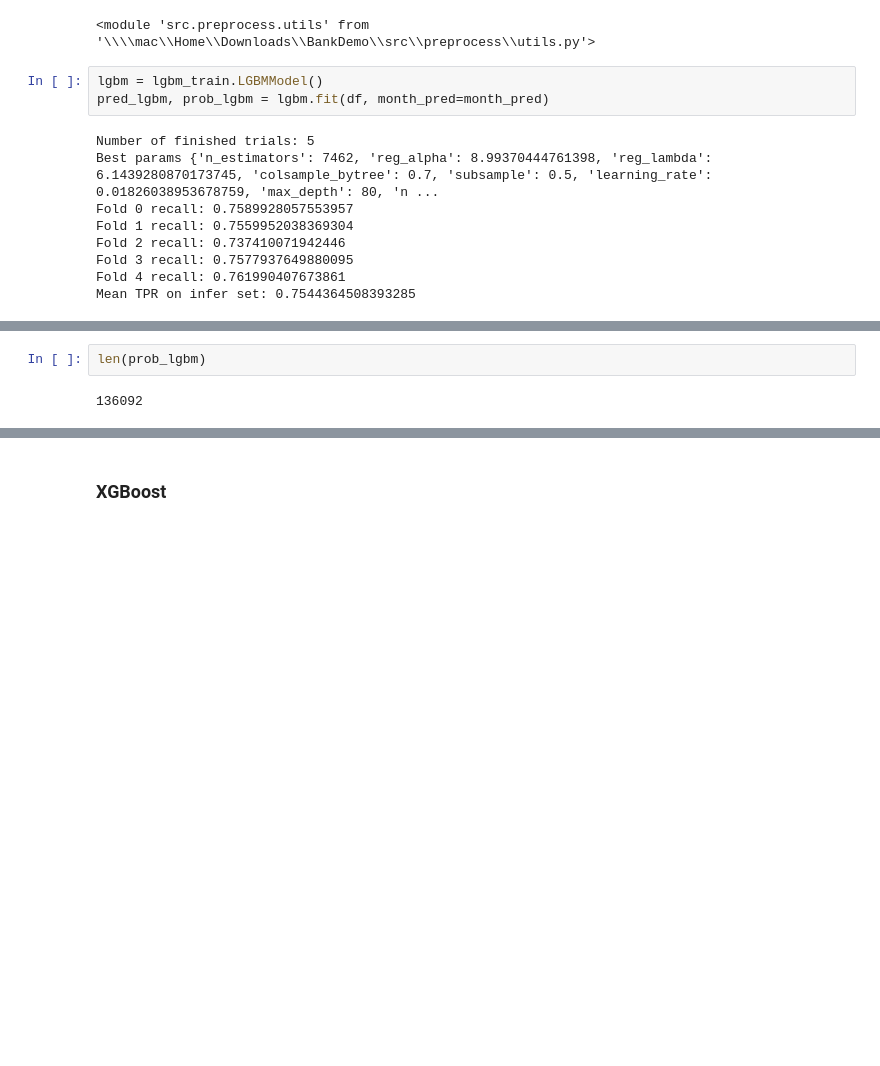
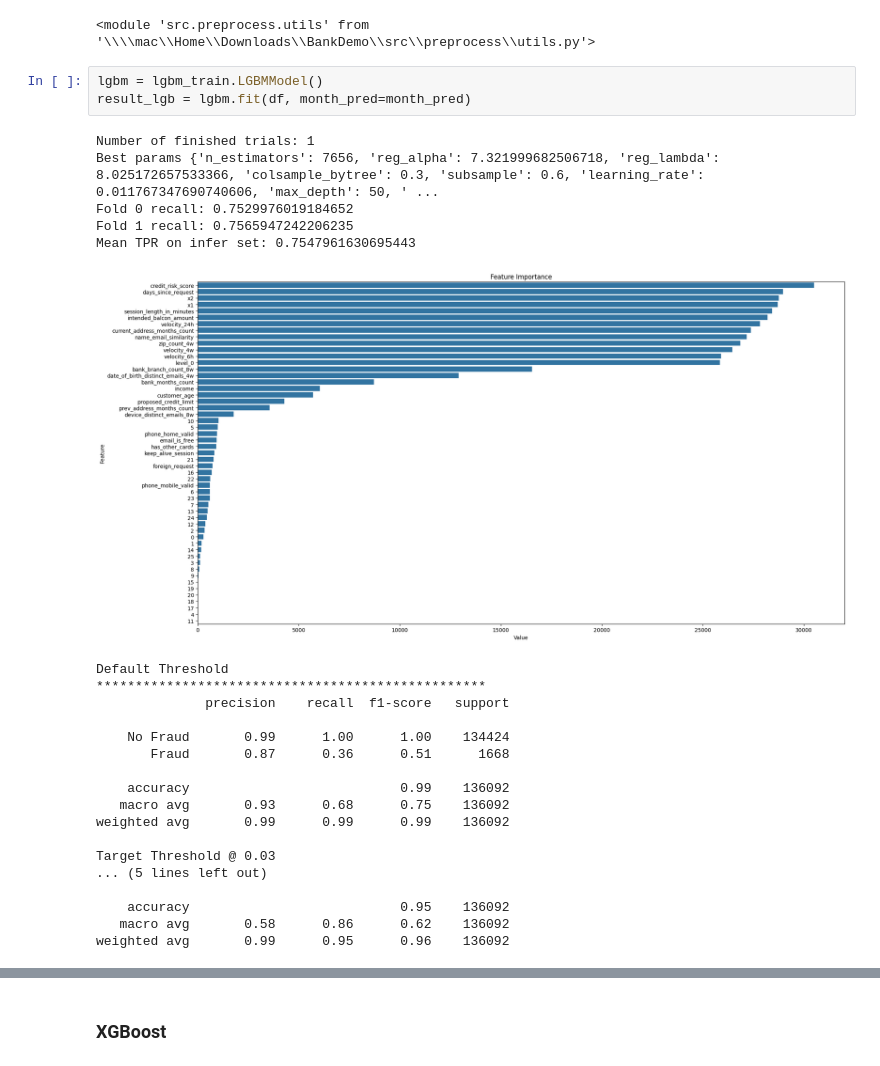
Before and after one commit to KieuSonTung/BankFraudDetection, a Jupyter notebook: main.ipynb, the cells around one changed output, grey strips where cells are left out. Saved outputs shown, nothing was run; the diff lists cells and outputs as text; blank space fills up the shorter version.

```diff
--- a/main.ipynb
+++ b/main.ipynb
@@ -31,13 +33,28 @@ importlib.reload(utils)
 <module 'src.preprocess.utils' from '\\\\mac\\Home\\Downloads\\BankDemo\\src\\preprocess\\utils.py'>
 # %%
 lgbm = lgbm_train.LGBMModel()
-pred_lgbm, prob_lgbm = lgbm.fit(df, month_pred=month_pred)
+result_lgb = lgbm.fit(df, month_pred=month_pred)
 # %% [output]
-Number of finished trials: 5
-Best params {'n_estimators': 7462, 'reg_alpha': 8.99370444761398, 'reg_lambda': 6.1439280870173745, 'colsample_bytree': 0.7, 'subsample': 0.5, 'learning_rate': 0.01826038953678759, 'max_depth': 80, 'n ...
-Fold 0 recall: 0.7589928057553957
-Fold 1 recall: 0.7559952038369304
-Fold 2 recall: 0.737410071942446
-Fold 3 recall: 0.7577937649880095
-Fold 4 recall: 0.761990407673861
-Mean TPR on infer set: 0.7544364508393285
+Number of finished trials: 1
+Best params {'n_estimators': 7656, 'reg_alpha': 7.321999682506718, 'reg_lambda': 8.025172657533366, 'colsample_bytree': 0.3, 'subsample': 0.6, 'learning_rate': 0.011767347690740606, 'max_depth': 50, ' ...
+Fold 0 recall: 0.7529976019184652
+Fold 1 recall: 0.7565947242206235
+Mean TPR on infer set: 0.7547961630695443
+[figure, added]
+Default Threshold
+**************************************************
+              precision    recall  f1-score   support
+
+    No Fraud       0.99      1.00      1.00    134424
+       Fraud       0.87      0.36      0.51      1668
+
+    accuracy                           0.99    136092
+   macro avg       0.93      0.68      0.75    136092
+weighted avg       0.99      0.99      0.99    136092
+
+Target Threshold @ 0.03
+... (5 lines left out)
+
+    accuracy                           0.95    136092
+   macro avg       0.58      0.86      0.62    136092
+weighted avg       0.99      0.95      0.96    136092
@@ -44,4 +61,0 @@ Mean TPR on infer set: 0.7544364508393285
-# %%
-len(prob_lgbm)
-# %% [output]
-136092
```
Also changed, not shown: parts of 14 cells of this notebook, 2 other files.
